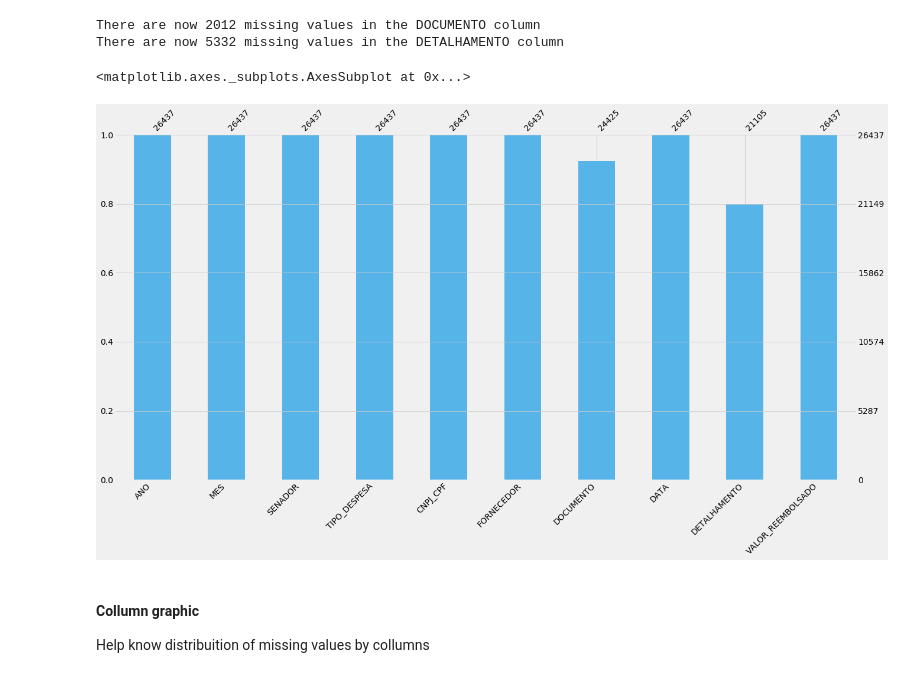
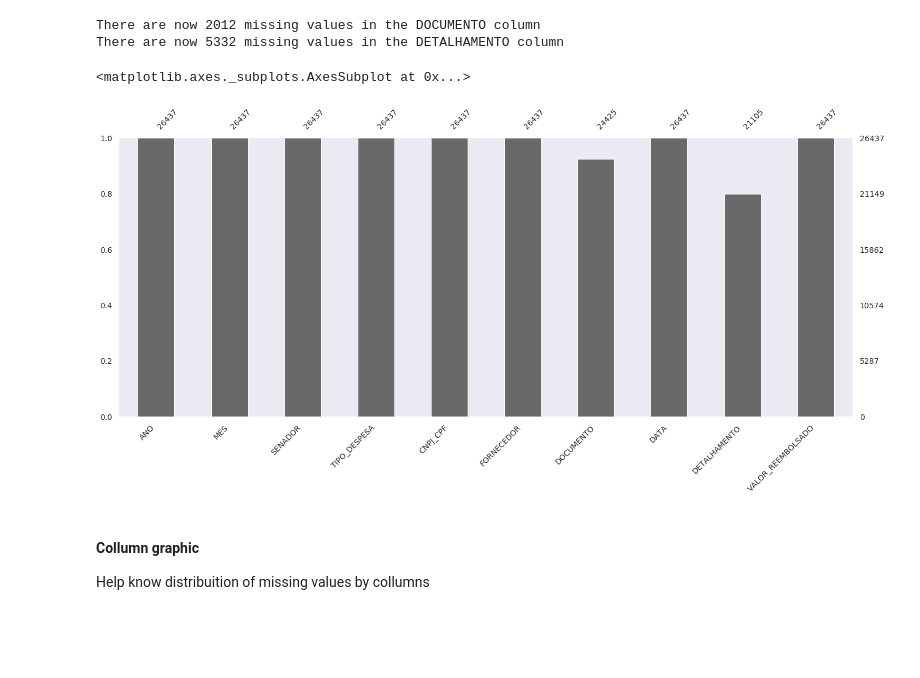
Before and after one commit to brunocampos01/analise-despesas-senadores-CEAPS, a Jupyter notebook: notebooks/CEAPS-2016-part01.ipynb, the cells around one changed output. Saved outputs shown, nothing was run; the diff lists cells and outputs as text; code cells hidden in the pictures; blank space fills up the shorter version.

```diff
--- a/notebooks/CEAPS-2016-part01.ipynb
+++ b/notebooks/CEAPS-2016-part01.ipynb
@@ -104,33 +191,19 @@ Configuration Environment:
 # Guarantees visualization inside the jupyter
 %matplotlib inline
 
-# formata os dados de todas as tabelas (ponto flutuante com 2 casas)
-pd.options.display.float_format = '{:.2f}'.format
+# OPTIONAL: Load the "autoreload" extension so that code can change
+%load_ext autoreload
 
-# parametros de config
-rc={'savefig.dpi': 75,
-    'figure.autolayout': False,
-    'figure.figsize': [12, 8],
-    'axes.labelsize': 18,
-    'axes.titlesize': 18,
-    'font.size': 18,
-    'lines.linewidth': 2.0,
-    'lines.markersize': 8,
-    'legend.fontsize': 16,
-    'xtick.labelsize': 16,
-    'ytick.labelsize': 16}
+# Format the data os all table (float_format 3)
+pd.set_option('display.float_format', '{:.6}'.format)
 
-# Print all rows and columns. Dont hide any
-pd.set_option('display.max_rows', None)
+# Print xxxx rows and columns
+pd.set_option('display.max_rows', 300)
 pd.set_option('display.max_columns', None)
-
-# Definition color and map de colors
-default_color = '#56B4E9'
-colormap = plt.cm.cool
 
 # Supress unnecessary warnings so that presentation looks clean
 warnings.filterwarnings('ignore')
 
-# graph style
-sns.set(style='dark',rc=rc)
+# Graph style
+sns.set(style='dark',font=font_family, palette='deep')
 # %% [markdown]
@@ -513,10 +584,10 @@ There are now 5332 missing values in the DETALHAMENTO column
 # %%
 # show missing by columns
 
-msno.bar(df,figsize=(20,10),color=default_color,fontsize=14,labels=True)
+msno.bar(df,figsize=(20,10),fontsize=14,labels=True)
 # %% [output]
 <matplotlib.axes._subplots.AxesSubplot at 0x...>
-[figure, old version]
+[figure, new version]
 # %% [markdown]
 #### Collumn graphic
 Help know distribuition of missing values by collumns
```
Also changed, not shown: parts of 25 cells of this notebook, 42 other files.
